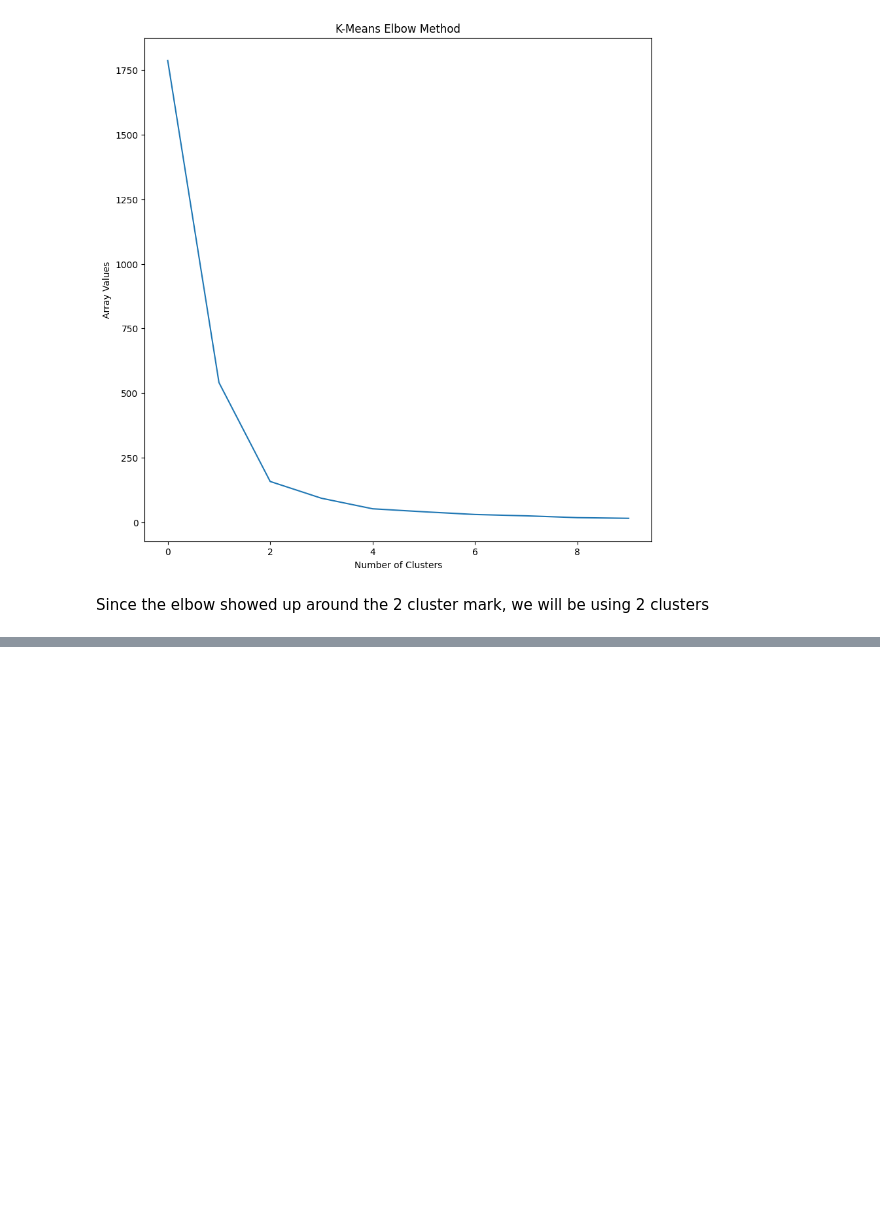
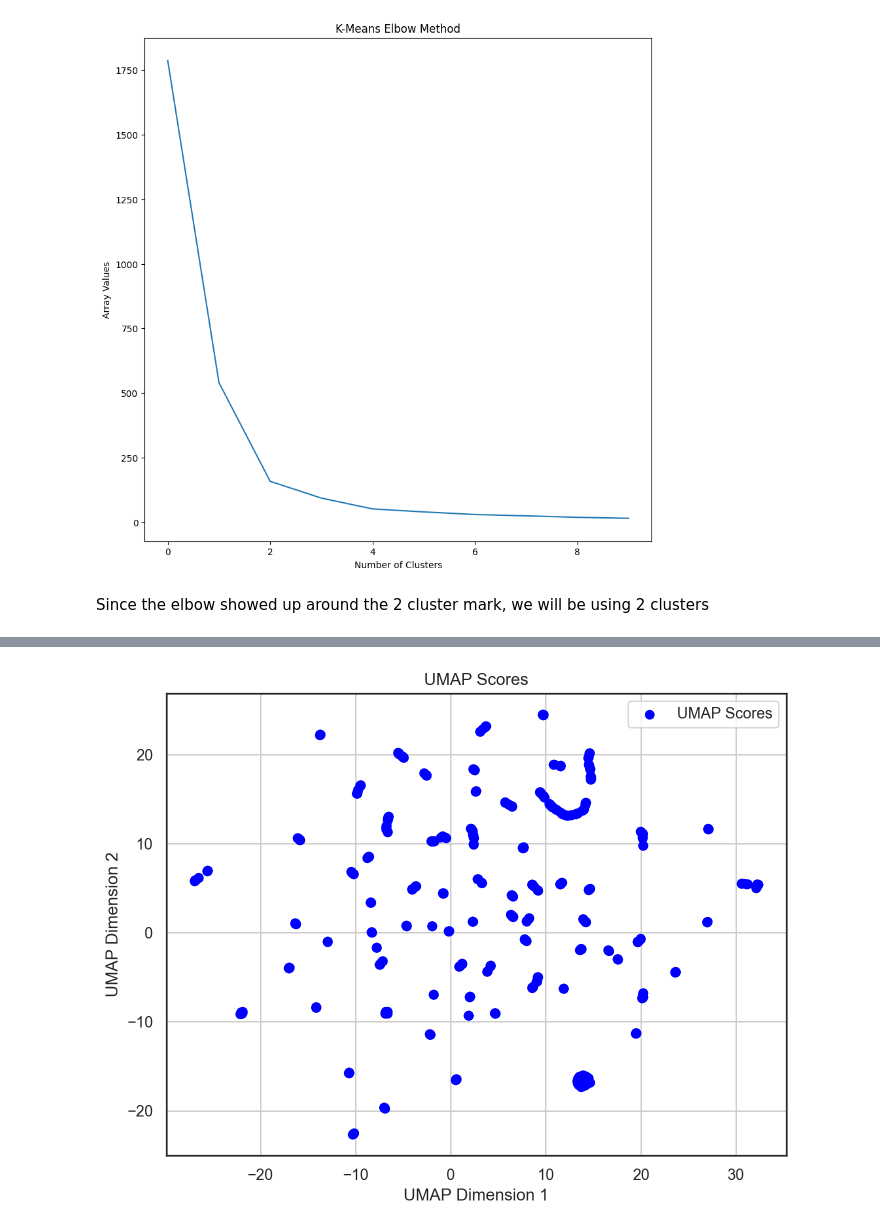
Before and after one commit to oodball/Suicidal-Tweet-Detection, a Jupyter notebook: data_cleaning.ipynb, the cells around one changed output, grey strips where cells are left out. Cells and saved outputs as stored; diff of their text form; code cells hidden in the pictures; blank space fills up the shorter version.

```diff
--- a/data_cleaning.ipynb
+++ b/data_cleaning.ipynb
@@ -376,0 +459,16 @@ KMeans(n_clusters=2, random_state=99)
+# %%
+# things we will need to do stuff in this notebook
+from sklearn.datasets import make_circles, make_moons, make_blobs
+from sklearn.metrics import adjusted_rand_score, silhouette_score
+from sklearn.cluster import DBSCAN
+
+import seaborn as sns
+
+# setup plotting in a notebook in a reasonable way
+%matplotlib inline
+%config InlineBackend.figure_format='retina'
+
+# default figure aesthetics I'll be using,
+# there are other choices, see seaborn docs
+sns.set_style("white")
+sns.set_context("notebook")
@@ -376,0 +495,27 @@ KMeans(n_clusters=2, random_state=99)
+# %%
+from sklearn.decomposition import PCA
+from sklearn.manifold import TSNE
+from umap import UMAP
+
+# Assuming pca_scores is your PCA-transformed data
+
+# Initialize t-SNE with the desired number of dimensions
+tsne = TSNE(n_components=1)  # You can adjust the number of components as desired
+
+# Fit t-SNE to the PCA scores
+tsne_scores = tsne.fit_transform(pca_scores)
+
+reducer = UMAP(n_components= 2)
+
+umap_scores = reducer.fit_transform(pca_scores)
+# %%
+plt.figure(figsize=(8, 6))
+plt.scatter(umap_scores[:, 0], umap_scores[:, 1], c='b', marker='o', label='UMAP Scores')
+plt.title('UMAP Scores')
+plt.xlabel('UMAP Dimension 1')
+plt.ylabel('UMAP Dimension 2')
+plt.legend()
+plt.grid(True)
+plt.show()
+# %% [output]
+[figure, added]
```
Also changed, not shown: parts of 24 cells of this notebook, 2 other files.
